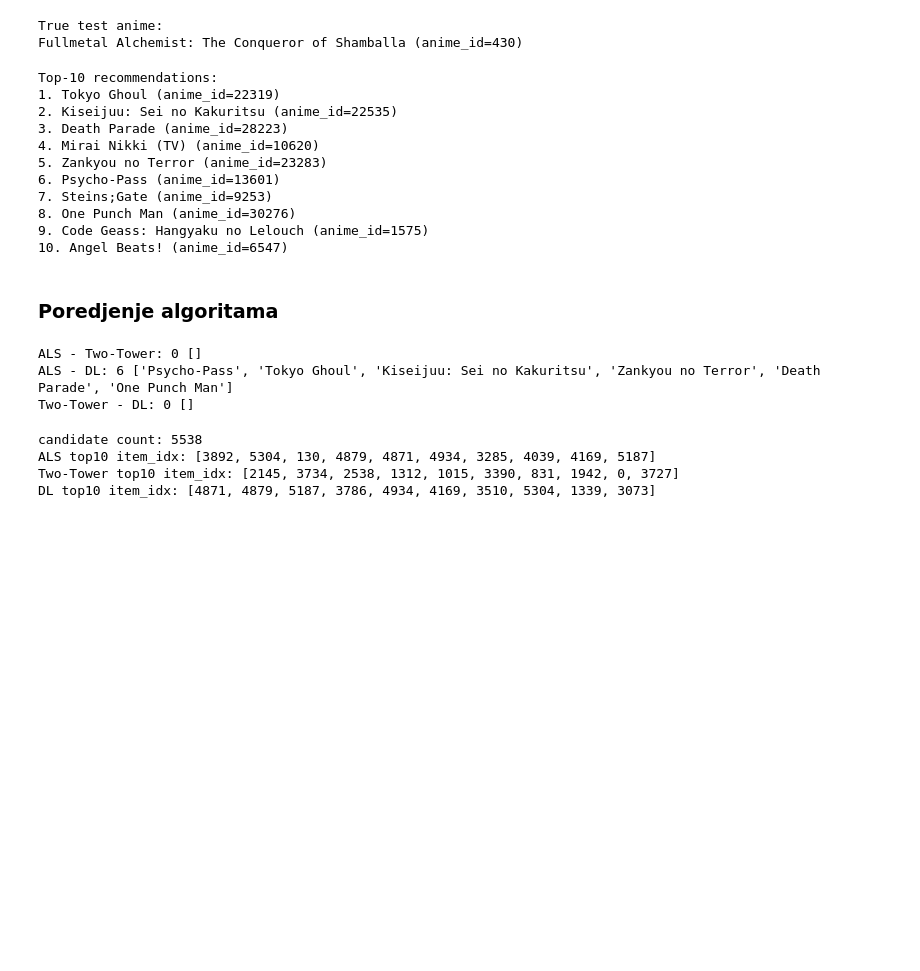
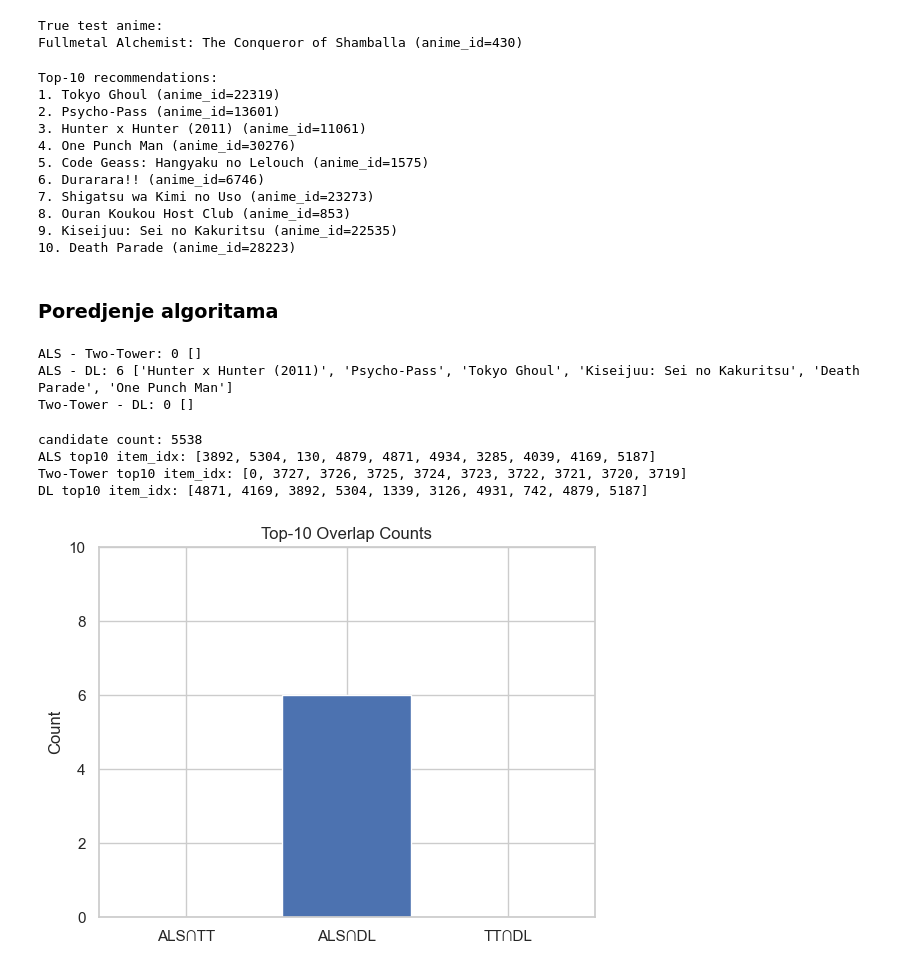
Before and after one commit to natalija529/web-mining, a Jupyter notebook: main.ipynb, the cells around one changed output. Drawn from its saved outputs; the diff is of its cells as text; code cells hidden in the pictures; blank space fills up the shorter version.

```diff
--- a/main.ipynb
+++ b/main.ipynb
@@ -929,38 +949,33 @@ Top-10 recommendations:
 # %% [markdown]
 #### 3. Deep learning
 # %%
-NUM_NEG_DL = NUM_NEG if "NUM_NEG" in globals() else 4
-
-train_pairs = train_df[["user_idx", "item_idx"]].to_numpy()
-rng = np.random.default_rng(42)
-
 if len(train_pairs) > MAX_TRAIN_SAMPLES:
     sample_idx = rng.choice(len(train_pairs), size=MAX_TRAIN_SAMPLES, replace=False)
     train_pairs = train_pairs[sample_idx]
     print(f"Downsampled train pairs to {len(train_pairs)} for faster training")
 
 n_pos = len(train_pairs)
-total = n_pos * (1 + NUM_NEG_DL)
+total = n_pos * (1 + NUM_NEG)
 
 users_dl = np.empty(total, dtype=np.int32)
 items_dl = np.empty(total, dtype=np.int32)
 labels_dl = np.zeros(total, dtype=np.float32)
 
 for p, (u, i) in enumerate(train_pairs):
-    base = p * (1 + NUM_NEG_DL)
+    base = p * (1 + NUM_NEG)
     users_dl[base] = int(u)
     items_dl[base] = int(i)
     labels_dl[base] = 1.0
 
     negs = []
     seen = train_user_items.get(int(u), set())
-    while len(negs) < NUM_NEG_DL:
+    while len(negs) < NUM_NEG:
         cand = int(rng.integers(0, n_items))
         if cand != i and cand not in seen:
             negs.append(cand)
 
-    users_dl[base + 1 : base + 1 + NUM_NEG_DL] = int(u)
-    items_dl[base + 1 : base + 1 + NUM_NEG_DL] = negs
+    users_dl[base + 1 : base + 1 + NUM_NEG] = int(u)
+    items_dl[base + 1 : base + 1 + NUM_NEG] = negs
 
 perm = rng.permutation(total)
 users_dl = users_dl[perm]
@@ -1080,15 +1093,15 @@ for rank, item_idx in enumerate(dl_top_items, 1):
 # %% [output]
 Top-10 recommendations:
 1. Tokyo Ghoul (anime_id=22319)
-2. Kiseijuu: Sei no Kakuritsu (anime_id=22535)
-3. Death Parade (anime_id=28223)
-4. Mirai Nikki (TV) (anime_id=10620)
-5. Zankyou no Terror (anime_id=23283)
-6. Psycho-Pass (anime_id=13601)
-7. Steins;Gate (anime_id=9253)
-8. One Punch Man (anime_id=30276)
-9. Code Geass: Hangyaku no Lelouch (anime_id=1575)
-10. Angel Beats! (anime_id=6547)
+2. Psycho-Pass (anime_id=13601)
+3. Hunter x Hunter (2011) (anime_id=11061)
+4. One Punch Man (anime_id=30276)
+5. Code Geass: Hangyaku no Lelouch (anime_id=1575)
+6. Durarara!! (anime_id=6746)
+7. Shigatsu wa Kimi no Uso (anime_id=23273)
+8. Ouran Koukou Host Club (anime_id=853)
+9. Kiseijuu: Sei no Kakuritsu (anime_id=22535)
+10. Death Parade (anime_id=28223)
 # %% [markdown]
 ### Poredjenje algoritama
 # %%
@@ -1117,7 +1130,7 @@ print("ALS - DL:", len(o_ad), to_titles(o_ad))
 print("Two-Tower - DL:", len(o_td), to_titles(o_td))
 # %% [output]
 ALS - Two-Tower: 0 []
-ALS - DL: 6 ['Psycho-Pass', 'Tokyo Ghoul', 'Kiseijuu: Sei no Kakuritsu', 'Zankyou no Terror', 'Death Parade', 'One Punch Man']
+ALS - DL: 6 ['Hunter x Hunter (2011)', 'Psycho-Pass', 'Tokyo Ghoul', 'Kiseijuu: Sei no Kakuritsu', 'Death Parade', 'One Punch Man']
 Two-Tower - DL: 0 []
 # %%
 seen = train_user_items.get(int(sample_user), set())
@@ -1139,5 +1152,24 @@ print("DL top10 item_idx:", dl_top10)
 # %% [output]
 candidate count: 5538
 ALS top10 item_idx: [3892, 5304, 130, 4879, 4871, 4934, 3285, 4039, 4169, 5187]
-Two-Tower top10 item_idx: [2145, 3734, 2538, 1312, 1015, 3390, 831, 1942, 0, 3727]
-DL top10 item_idx: [4871, 4879, 5187, 3786, 4934, 4169, 3510, 5304, 1339, 3073]
+Two-Tower top10 item_idx: [0, 3727, 3726, 3725, 3724, 3723, 3722, 3721, 3720, 3719]
+DL top10 item_idx: [4871, 4169, 3892, 5304, 1339, 3126, 4931, 742, 4879, 5187]
+# %%
+als_top10 = [int(x) for x in item_ids]
+tt_top10 = [int(x) for x in top_items]
+dl_top10 = [int(x) for x in dl_top_items]
+
+o_at = len(set(als_top10) & set(tt_top10))
+o_ad = len(set(als_top10) & set(dl_top10))
+o_td = len(set(tt_top10) & set(dl_top10))
+
+labels = ["ALS∩TT", "ALS∩DL", "TT∩DL"]
+vals = [o_at, o_ad, o_td]
+plt.figure()
+plt.bar(labels, vals)
+plt.title("Top-10 Overlap Counts")
+plt.ylabel("Count")
+plt.ylim(0, 10)
+plt.show()
+# %% [output]
+[figure, added]
```
Also changed, not shown: parts of 14 cells of this notebook.
